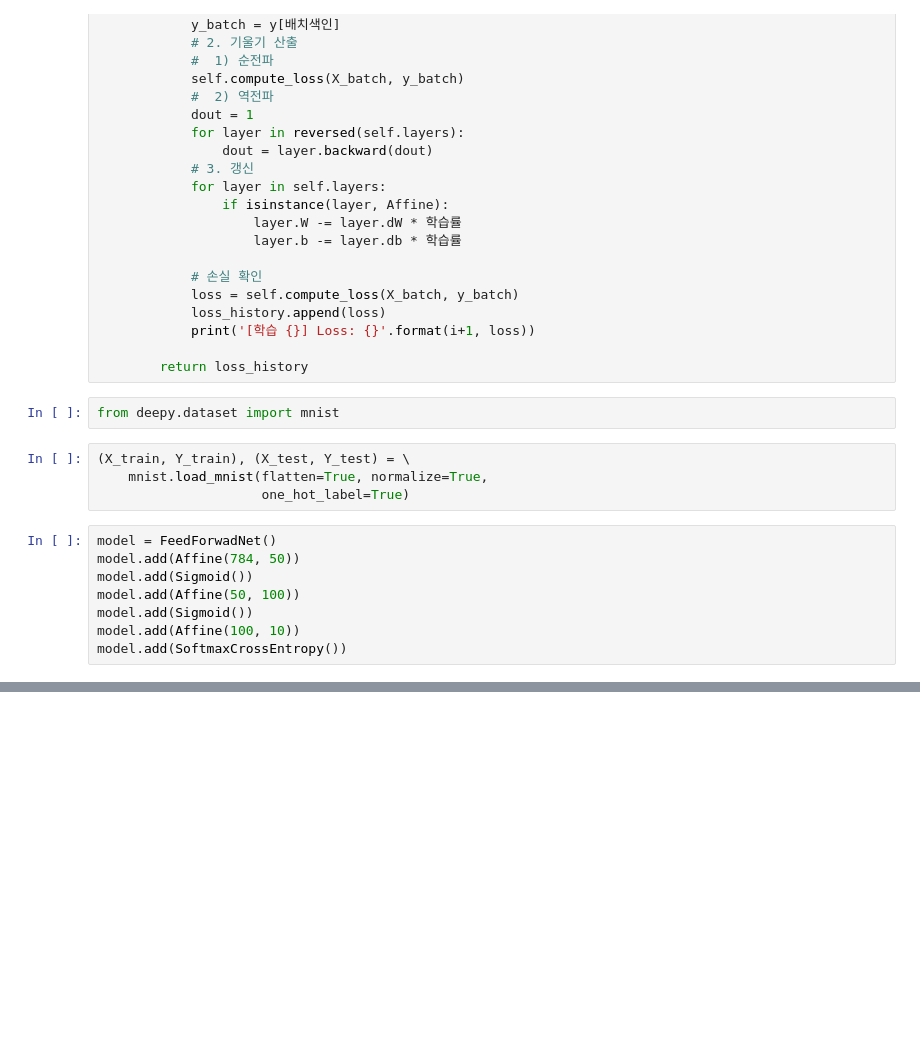
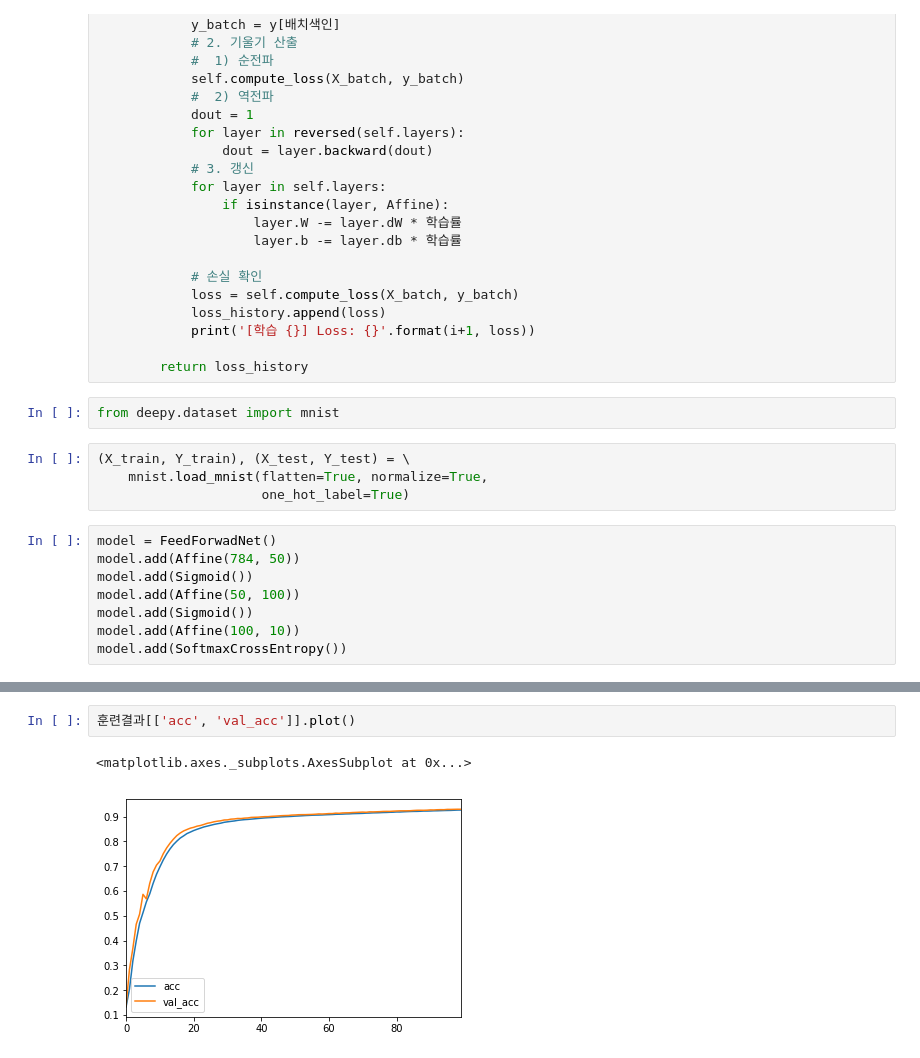
Before and after one commit to AveryCastle/python_dl, a Jupyter notebook: teacher/Day 4.ipynb, the cells around one changed output, grey strips where cells are left out. Drawn from its saved outputs; the diff is of its cells as text; blank space fills up the shorter version.

```diff
--- a/teacher/Day 4.ipynb
+++ b/teacher/Day 4.ipynb
@@ -180,0 +275,5 @@ plt.plot(loss_history)
+# %%
+훈련결과[['acc', 'val_acc']].plot()
+# %% [output]
+<matplotlib.axes._subplots.AxesSubplot at 0x...>
+[figure, added]
```
Also changed, not shown: parts of 55 cells of this notebook, 8 other files.
